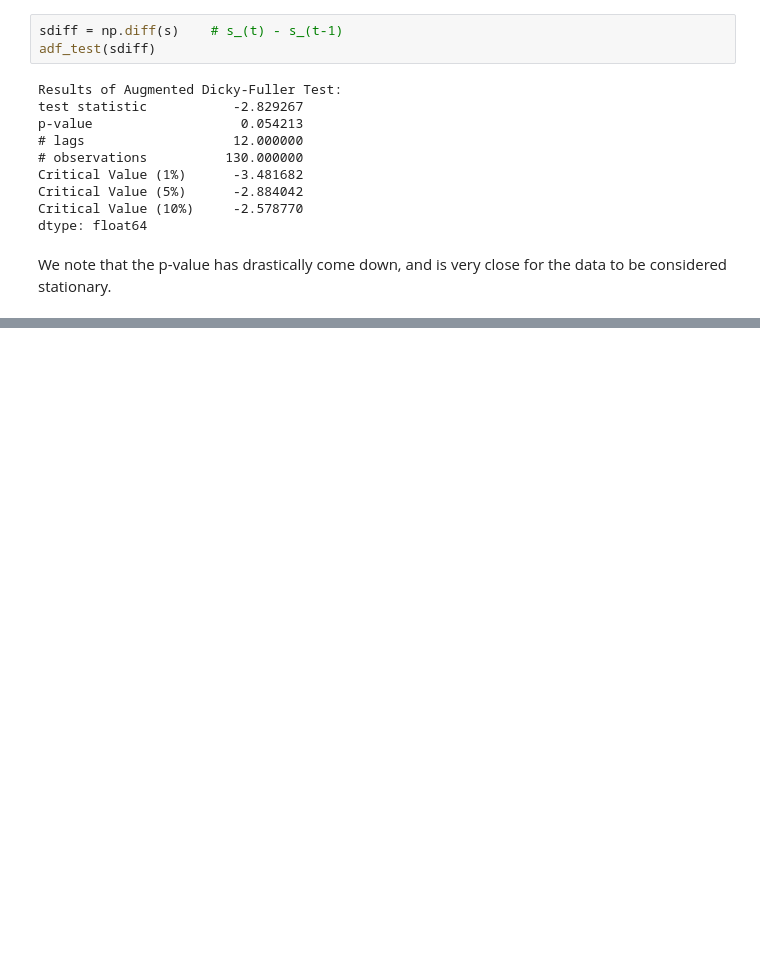
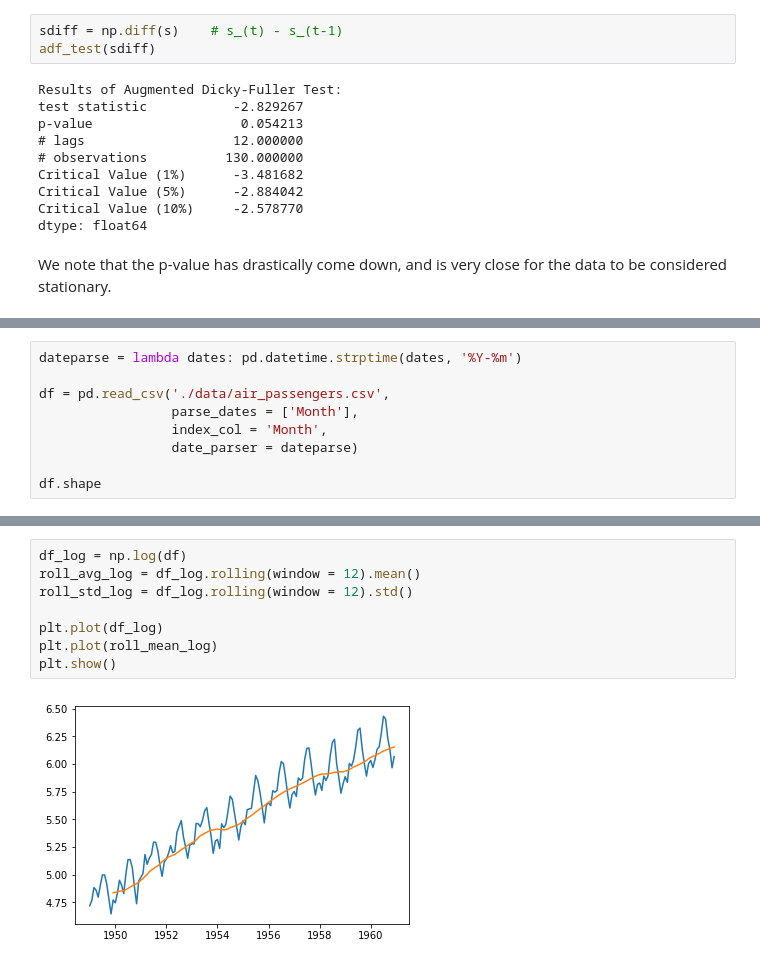
Before and after one commit to sudhirnpathak/Time-Series-Analysis-Python, a Jupyter notebook: nb2_characteristics_conditions_time_series_data.ipynb, the cells around one changed output, grey strips where cells are left out. Cells and saved outputs as stored; diff of their text form; blank space fills up the shorter version.

```diff
--- a/nb2_characteristics_conditions_time_series_data.ipynb
+++ b/nb2_characteristics_conditions_time_series_data.ipynb
@@ -352,0 +361,9 @@ We note that the p-value has drastically come down, and is very close for the da
+# %%
+dateparse = lambda dates: pd.datetime.strptime(dates, '%Y-%m')
+
+df = pd.read_csv('./data/air_passengers.csv',
+                 parse_dates = ['Month'],
+                 index_col = 'Month',
+                 date_parser = dateparse)
+
+df.shape
@@ -352,0 +406,10 @@ We note that the p-value has drastically come down, and is very close for the da
+# %%
+df_log = np.log(df)
+roll_avg_log = df_log.rolling(window = 12).mean()
+roll_std_log = df_log.rolling(window = 12).std()
+
+plt.plot(df_log)
+plt.plot(roll_mean_log)
+plt.show()
+# %% [output]
+[figure, added]
```
Also changed, not shown: parts of 18 cells of this notebook.
